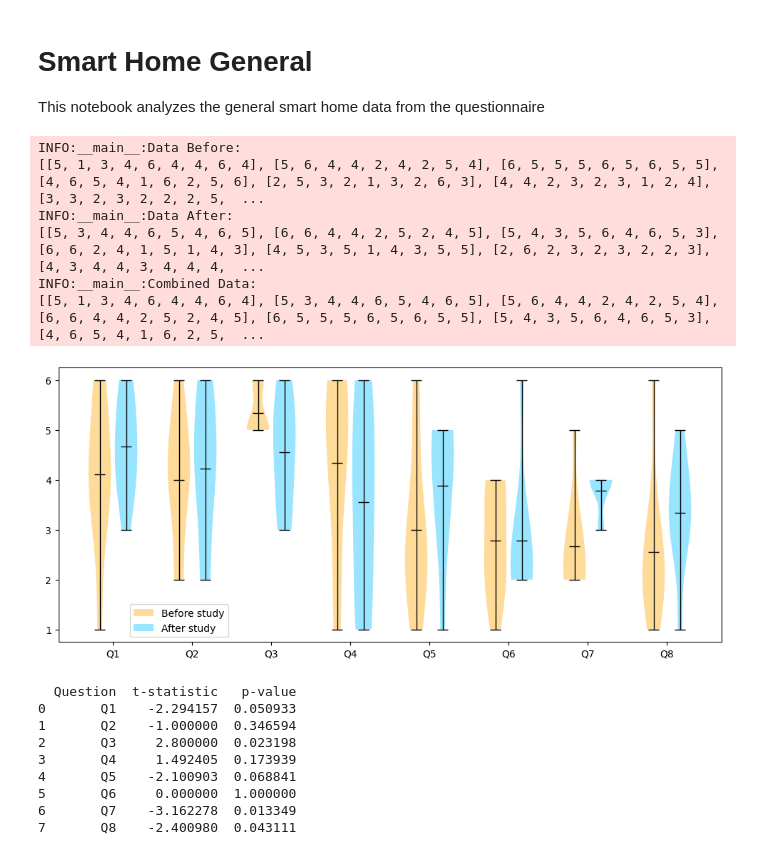
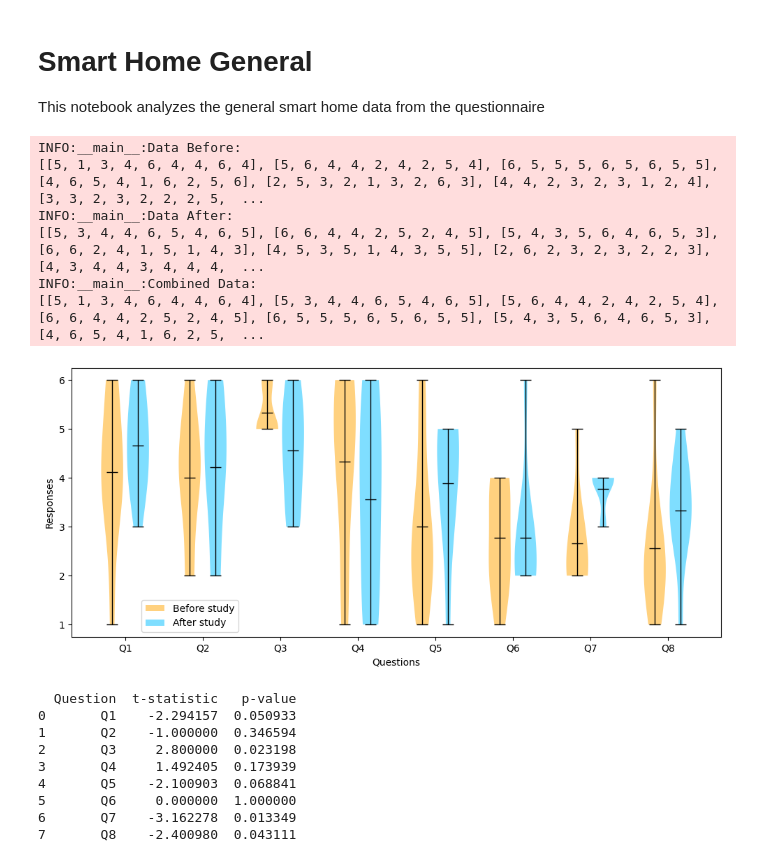
Before and after one commit to DavidMueller1/master-thesis-jupyter-plots, a Jupyter notebook: smartHome_general.ipynb, the cells around one changed output. Saved outputs shown, nothing was run; the diff lists cells and outputs as text; code cells hidden in the pictures.

```diff
--- a/smartHome_general.ipynb
+++ b/smartHome_general.ipynb
@@ -48,35 +48,38 @@ plt.figure(figsize=(12, 5))
 violins = plt.violinplot(data_combined, positions=violin_positions, widths=0.85, showmeans=True)
 
 colors = ['orange', 'deepskyblue']
 for i, pc in enumerate(violins['bodies']):
     pc.set_facecolor(colors[i % 2])
-    pc.set_alpha(0.4)
+    pc.set_alpha(0.5)
 
 # Customize the color of the lines
 for partname in ('cmedians', 'cmeans', 'cmins', 'cmaxes', 'cbars'):
     vp = violins.get(partname)
     if vp:
         vp.set_edgecolor('black')
         vp.set_linewidth(1)
 
 plt.xticks(label_positions, tick_labels)
 
+plt.xlabel('Questions')
+plt.ylabel('Responses')
+
 # Add legend for the colors
 # plt.legend(['Before study', 'After study'], loc='upper left', bbox_to_anchor=(0, -0.15))
 plt.legend(['Before study', 'After study'], loc='lower left', bbox_to_anchor=(0.1, 0))
 
 
 # Save as PDF
 plt.savefig(f"output/general_questions_with{'' if INCLUDE_KARIN else 'out'}_karin.pdf", format='pdf')
 plt.show()
 # %% [output]
 INFO:__main__:Data Before:
 [[5, 1, 3, 4, 6, 4, 4, 6, 4], [5, 6, 4, 4, 2, 4, 2, 5, 4], [6, 5, 5, 5, 6, 5, 6, 5, 5], [4, 6, 5, 4, 1, 6, 2, 5, 6], [2, 5, 3, 2, 1, 3, 2, 6, 3], [4, 4, 2, 3, 2, 3, 1, 2, 4], [3, 3, 2, 3, 2, 2, 2, 5,  ...
 INFO:__main__:Data After:
 [[5, 3, 4, 4, 6, 5, 4, 6, 5], [6, 6, 4, 4, 2, 5, 2, 4, 5], [5, 4, 3, 5, 6, 4, 6, 5, 3], [6, 6, 2, 4, 1, 5, 1, 4, 3], [4, 5, 3, 5, 1, 4, 3, 5, 5], [2, 6, 2, 3, 2, 3, 2, 2, 3], [4, 3, 4, 4, 3, 4, 4, 4,  ...
 INFO:__main__:Combined Data:
 [[5, 1, 3, 4, 6, 4, 4, 6, 4], [5, 3, 4, 4, 6, 5, 4, 6, 5], [5, 6, 4, 4, 2, 4, 2, 5, 4], [6, 6, 4, 4, 2, 5, 2, 4, 5], [6, 5, 5, 5, 6, 5, 6, 5, 5], [5, 4, 3, 5, 6, 4, 6, 5, 3], [4, 6, 5, 4, 1, 6, 2, 5,  ...
-[figure, old version]
+[figure, new version]
 # %%
 from scipy.stats import ttest_rel
 import pandas as pd
```
